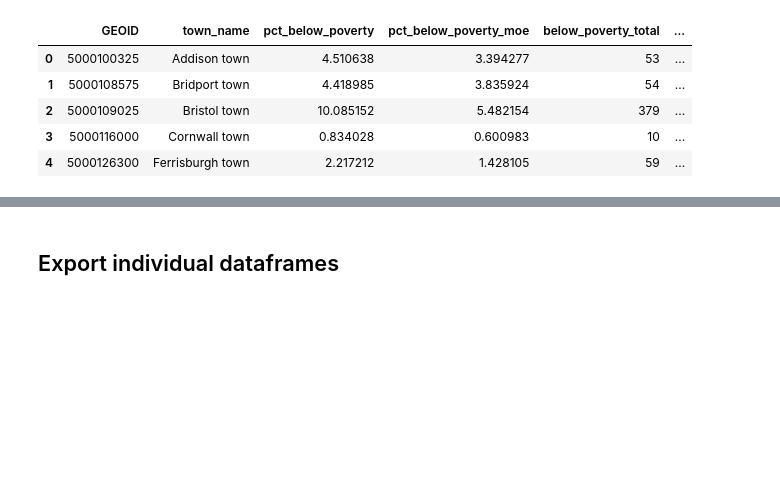
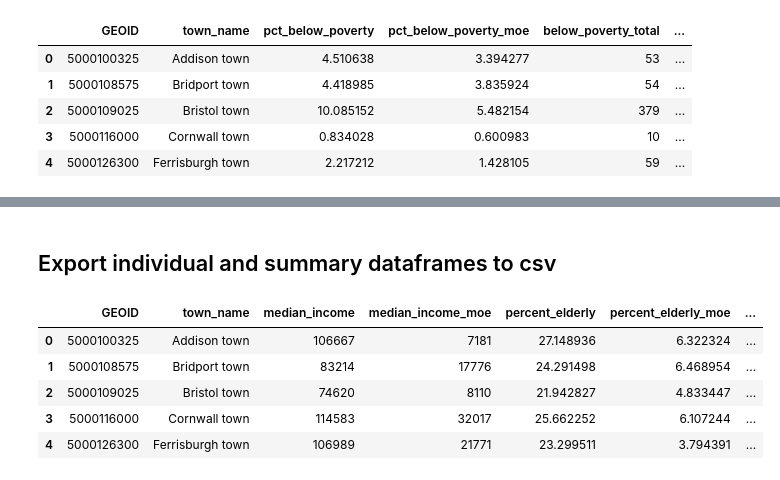
Before and after one commit to jakedurell/hazard-funding-comp, a Jupyter notebook: notebooks/etl_acs.ipynb, the cells around one changed output, grey strips where cells are left out. Saved outputs shown, nothing was run; the diff lists cells and outputs as text; code cells hidden in the pictures; blank space fills up the shorter version.

Commit message:
feat(etl): add ACS summary table and data dictionary

```diff
--- a/notebooks/etl_acs.ipynb
+++ b/notebooks/etl_acs.ipynb
@@ -482,7 +499,7 @@ df_mobile_home = df_mobile_home.rename(
         "Estimate!!Total:": "total_housing_units",
         "Margin of Error!!Total:": "total_housing_units_moe",
         "Estimate!!Total:!!Mobile home": "mobile_homes",
-        "Margin of Error!!Total:!!Mobile home": "mobile_homes_moe"
+        "Margin of Error!!Total:!!Mobile home": "mobile_homes_moe",
     }
 )
 
@@ -522,5 +539,5 @@ df_mobile_home.head()
 | 3 | 5000116000 | Cornwall town | 7.829181 | 6.211285 | 44 | 34 | ... |
 | 4 | 5000126300 | Ferrisburgh town | 4.076087 | 2.866666 | 60 | 42 | ... |
 # %% [markdown]
-## Export individual dataframes
+## Export individual and summary dataframes to csv
 # %%
@@ -539,3 +556,48 @@ named_dfs = [
 
 for name, df in named_dfs:
     df.to_csv(f"../data/cleaned/acs/{name}.csv", index=False)
+# %%
+# create summary df of variables of interest and export to csv
+
+# create skinny dfs for each variable
+dfs = [
+    df_median_income[["GEOID", "town_name", "median_income", "median_income_moe"]],
+    df_percent_elderly[
+        ["GEOID", "town_name", "percent_elderly", "percent_elderly_moe"]
+    ],
+    df_median_year_house_built[
+        ["GEOID", "town_name", "median_year_house_built", "median_year_house_built_moe"]
+    ],
+    df_vehicle[["GEOID", "town_name", "pct_no_vehicle", "pct_no_vehicle_moe"]],
+    df_renter_occupied[
+        ["GEOID", "town_name", "pct_renter_occupied", "pct_renter_occupied_moe"]
+    ],
+    df_education_level[
+        ["GEOID", "town_name", "pct_bachelors_or_higher", "pct_bachelors_or_higher_moe"]
+    ],
+    df_poverty_level[
+        ["GEOID", "town_name", "pct_below_poverty", "pct_below_poverty_moe"]
+    ],
+    df_disability_status[
+        ["GEOID", "town_name", "percent_with_disability", "percent_with_disability_moe"]
+    ],
+    df_mobile_home[["GEOID", "town_name", "pct_mobile_home", "pct_mobile_home_moe"]],
+]
+
+# merge all on GEOID and town_name
+final_df = reduce(
+    lambda left, right: pd.merge(left, right, on=["GEOID", "town_name"], how="outer"),
+    dfs,
+)
+
+# export
+final_df.to_csv("../data/cleaned/acs_summary.csv", index=False)
+
+final_df.head()
+# %% [output]
+|  | GEOID | town_name | median_income | median_income_moe | percent_elderly | percent_elderly_moe | ... |
+| 0 | 5000100325 | Addison town | 106667 | 7181 | 27.148936 | 6.322324 | ... |
+| 1 | 5000108575 | Bridport town | 83214 | 17776 | 24.291498 | 6.468954 | ... |
+| 2 | 5000109025 | Bristol town | 74620 | 8110 | 21.942827 | 4.833447 | ... |
+| 3 | 5000116000 | Cornwall town | 114583 | 32017 | 25.662252 | 6.107244 | ... |
+| 4 | 5000126300 | Ferrisburgh town | 106989 | 21771 | 23.299511 | 3.794391 | ... |
```
Also changed, not shown: parts of 4 cells of this notebook, 2 other files.
